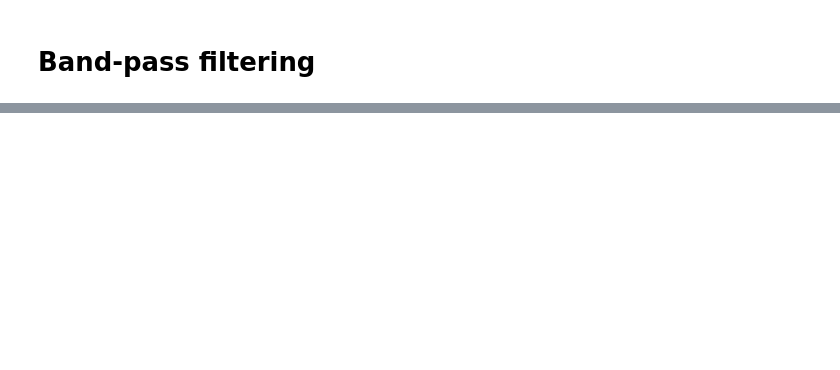
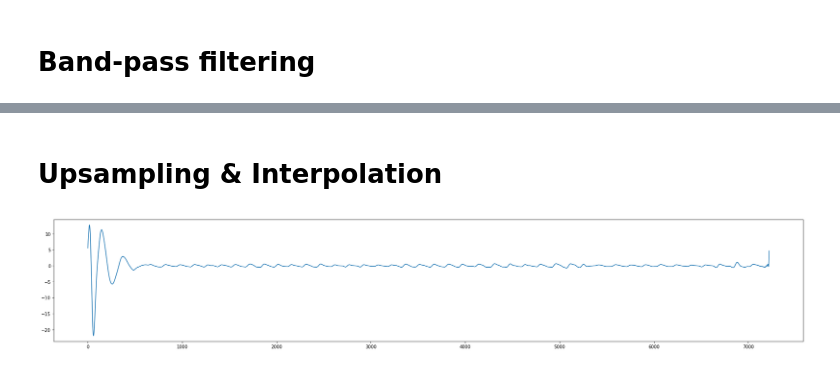
Before and after one commit to jaeyung1001/ML_MEDICAL, a Jupyter notebook: Assignment3/Assignment3.ipynb, the cells around one changed output, grey strips where cells are left out. Cells and saved outputs as stored; diff of their text form; code cells hidden in the pictures; blank space fills up the shorter version.

```diff
--- a/Assignment3/Assignment3.ipynb
+++ b/Assignment3/Assignment3.ipynb
@@ -53,0 +53,9 @@ TypeError: 'list' object is not callable
+# %% [markdown]
+# Upsampling & Interpolation
+# %%
+re_signal = signal.resample(smooth_signal, 1204 * 6)
+plt.figure(figsize=(30,5))
+plt.plot(list(range(len(re_signal[:]))), re_signal[:])
+plt.show()
+# %% [output]
+[figure, added]
```
Also changed, not shown: parts of 10 cells of this notebook.
